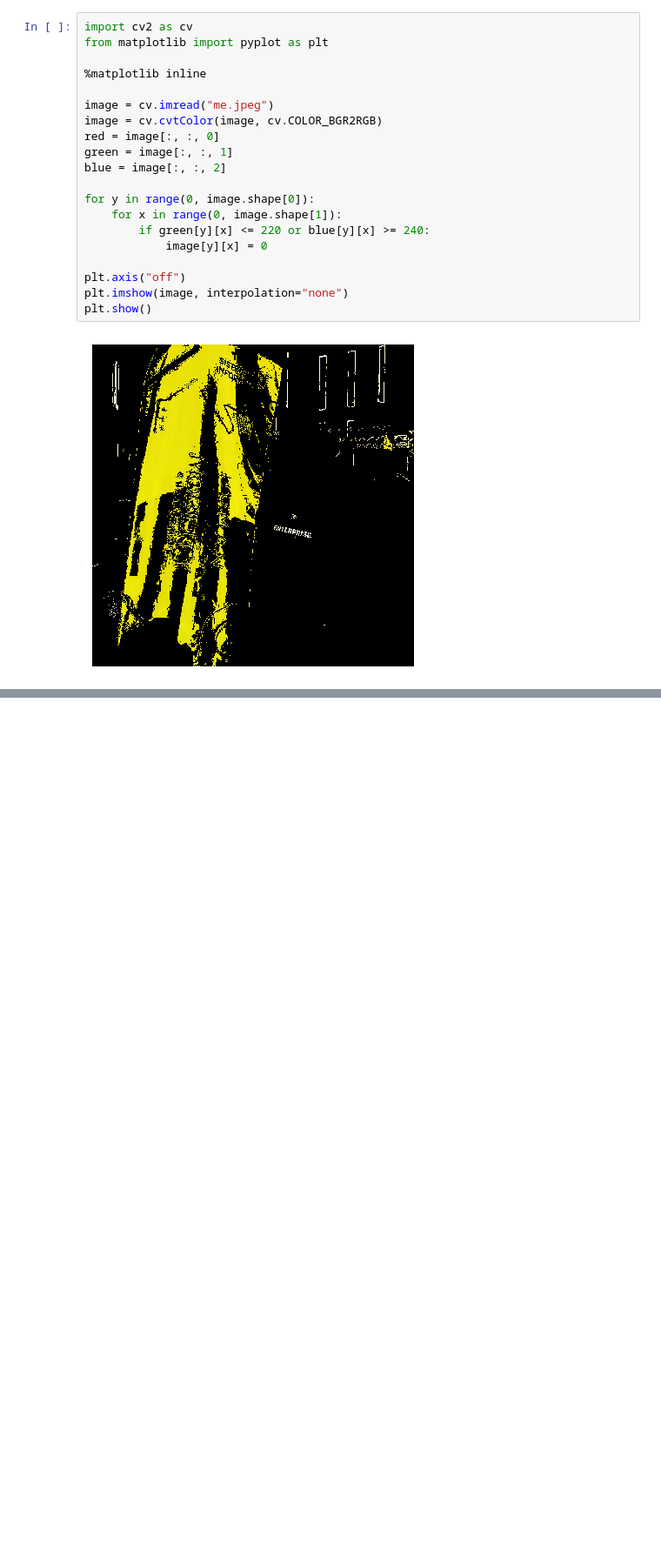
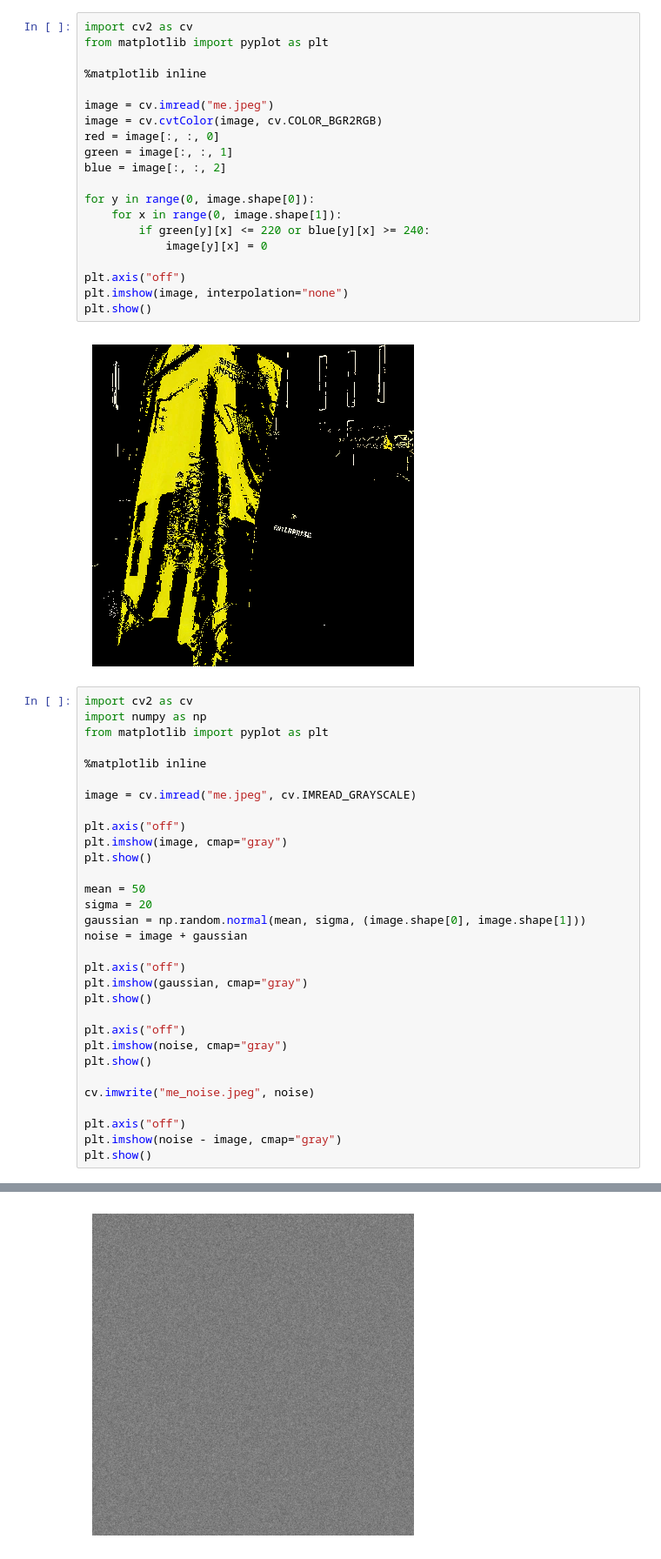
Before and after one commit to hotequil/image-processing, a Jupyter notebook: app.ipynb, the cells around one changed output, grey strips where cells are left out. Shown at 87% size. Drawn from its saved outputs; the diff is of its cells as text; blank space fills up the shorter version.

Commit message:
feat: added image with noise

```diff
--- a/app.ipynb
+++ b/app.ipynb
@@ -158,3 +158,35 @@ plt.imshow(image, interpolation="none")
 plt.show()
 # %% [output]
 [figure]
+# %%
+import cv2 as cv
+import numpy as np
+from matplotlib import pyplot as plt
+
+%matplotlib inline
+
+image = cv.imread("me.jpeg", cv.IMREAD_GRAYSCALE)
+
+plt.axis("off")
+plt.imshow(image, cmap="gray")
+plt.show()
+
+mean = 50
+sigma = 20
+gaussian = np.random.normal(mean, sigma, (image.shape[0], image.shape[1]))
+noise = image + gaussian
+
+plt.axis("off")
+plt.imshow(gaussian, cmap="gray")
+plt.show()
+
+plt.axis("off")
+plt.imshow(noise, cmap="gray")
+plt.show()
+
+cv.imwrite("me_noise.jpeg", noise)
+
+plt.axis("off")
+plt.imshow(noise - image, cmap="gray")
+plt.show()
+# %% [output]
@@ -160,0 +194 @@ plt.show()
+[figure, added]
```
Also changed, not shown: parts of 1 cell of this notebook, 1 other file.
